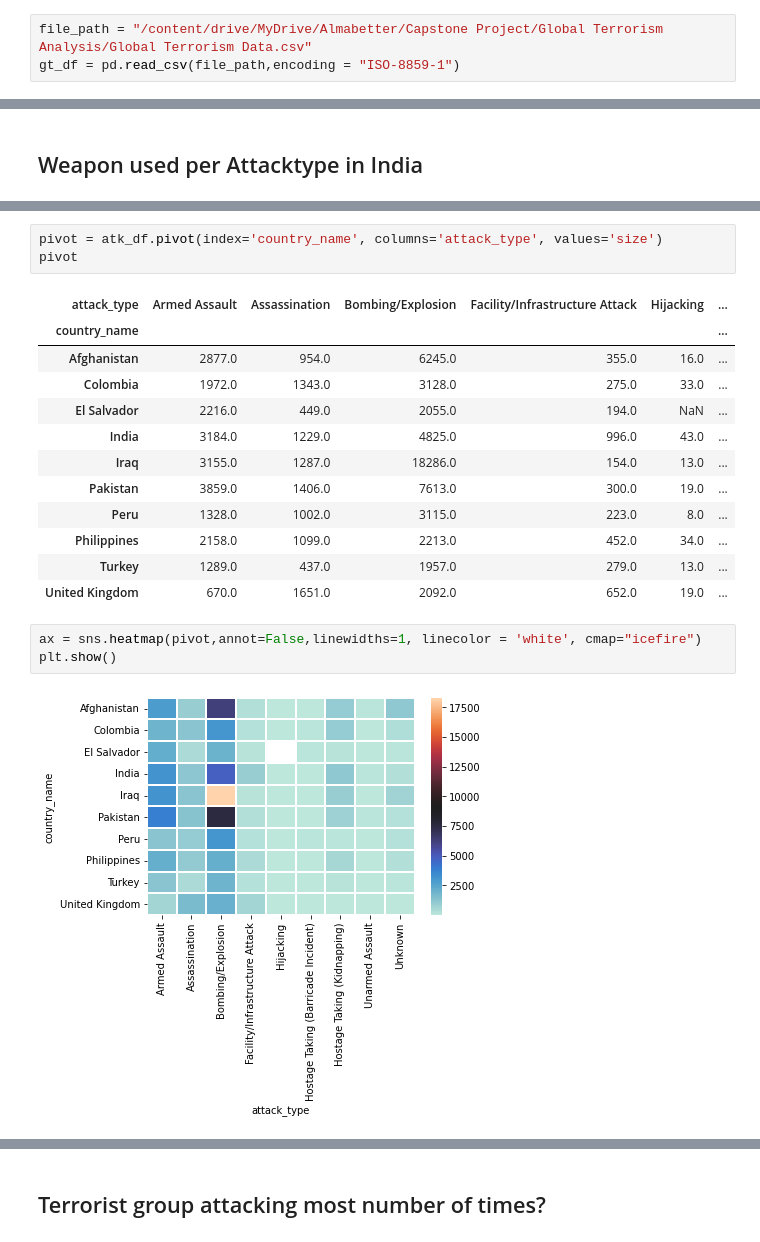
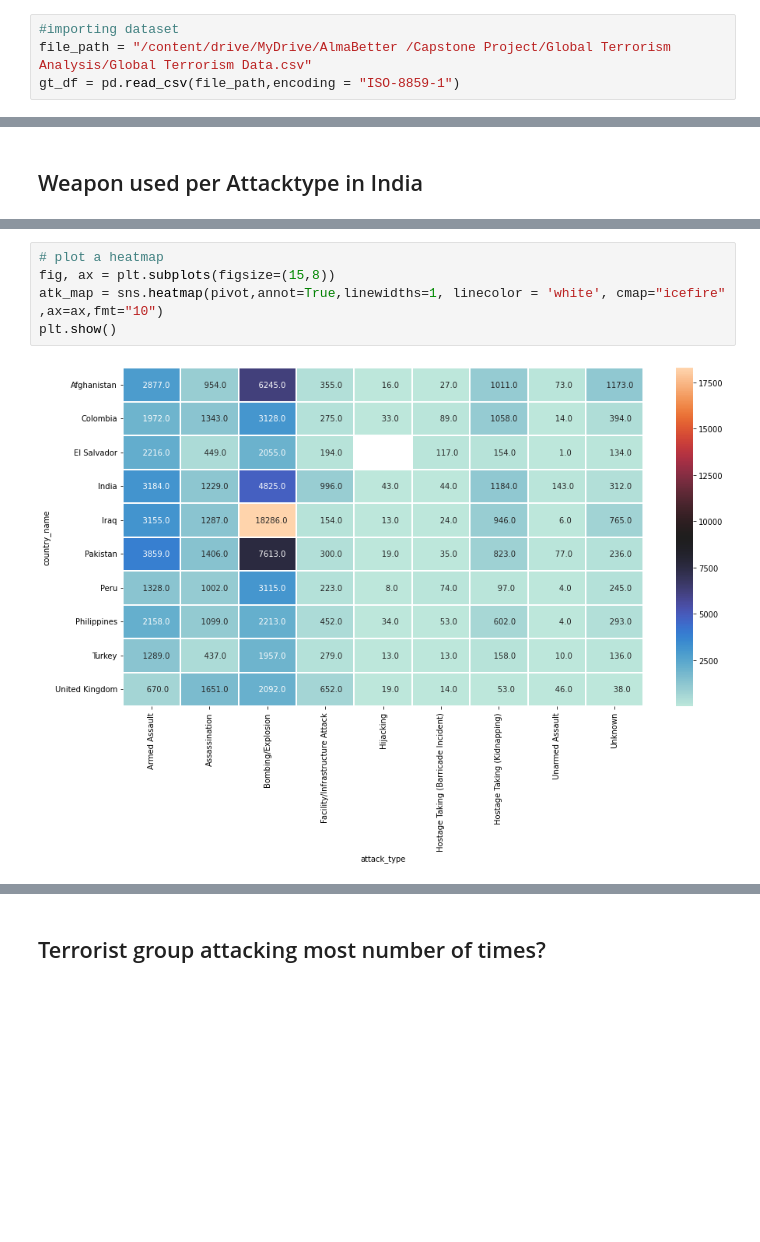
Before and after one commit to PrashantShrivastava1612/Global-Terrorism-Data-Analysis, a Jupyter notebook: Copy_of_Global_Terrorism_Analysis_Capstone_Project.ipynb, the cells around one changed output, grey strips where cells are left out. Drawn from its saved outputs; the diff is of its cells as text; blank space fills up the shorter version.

```diff
--- a/Copy_of_Global_Terrorism_Analysis_Capstone_Project.ipynb
+++ b/Copy_of_Global_Terrorism_Analysis_Capstone_Project.ipynb
@@ -17,5 +35,6 @@ drive.mount('/content/drive')
 # %% [output]
 Drive already mounted at /content/drive; to attempt to forcibly remount, call drive.mount("/content/drive", force_remount=True).
 # %%
-file_path = "/content/drive/MyDrive/Almabetter/Capstone Project/Global Terrorism Analysis/Global Terrorism Data.csv"
+#importing dataset
+file_path = "/content/drive/MyDrive/AlmaBetter /Capstone Project/Global Terrorism Analysis/Global Terrorism Data.csv"
 gt_df = pd.read_csv(file_path,encoding = "ISO-8859-1")
@@ -249,22 +354,8 @@ atk_df.head()
-# %%
-pivot = atk_df.pivot(index='country_name', columns='attack_type', values='size')
-pivot
-# %% [output]
-| attack_type | Armed Assault | Assassination | Bombing/Explosion | Facility/Infrastructure Attack | Hijacking | ... |
-| country_name |  |  |  |  |  | ... |
-| Afghanistan | 2877.0 | 954.0 | 6245.0 | 355.0 | 16.0 | ... |
-| Colombia | 1972.0 | 1343.0 | 3128.0 | 275.0 | 33.0 | ... |
-| El Salvador | 2216.0 | 449.0 | 2055.0 | 194.0 | NaN | ... |
-| India | 3184.0 | 1229.0 | 4825.0 | 996.0 | 43.0 | ... |
-| Iraq | 3155.0 | 1287.0 | 18286.0 | 154.0 | 13.0 | ... |
-| Pakistan | 3859.0 | 1406.0 | 7613.0 | 300.0 | 19.0 | ... |
-| Peru | 1328.0 | 1002.0 | 3115.0 | 223.0 | 8.0 | ... |
-| Philippines | 2158.0 | 1099.0 | 2213.0 | 452.0 | 34.0 | ... |
-| Turkey | 1289.0 | 437.0 | 1957.0 | 279.0 | 13.0 | ... |
-| United Kingdom | 670.0 | 1651.0 | 2092.0 | 652.0 | 19.0 | ... |
 # %%
-ax = sns.heatmap(pivot,annot=False,linewidths=1, linecolor = 'white', cmap="icefire")
+# plot a heatmap
+fig, ax = plt.subplots(figsize=(15,8))
+atk_map = sns.heatmap(pivot,annot=True,linewidths=1, linecolor = 'white', cmap="icefire" ,ax=ax,fmt="10")
 plt.show()
 # %% [output]
-[figure, old version]
+[figure, new version]
 # %% [markdown]
```
Also changed, not shown: parts of 64 cells of this notebook.
